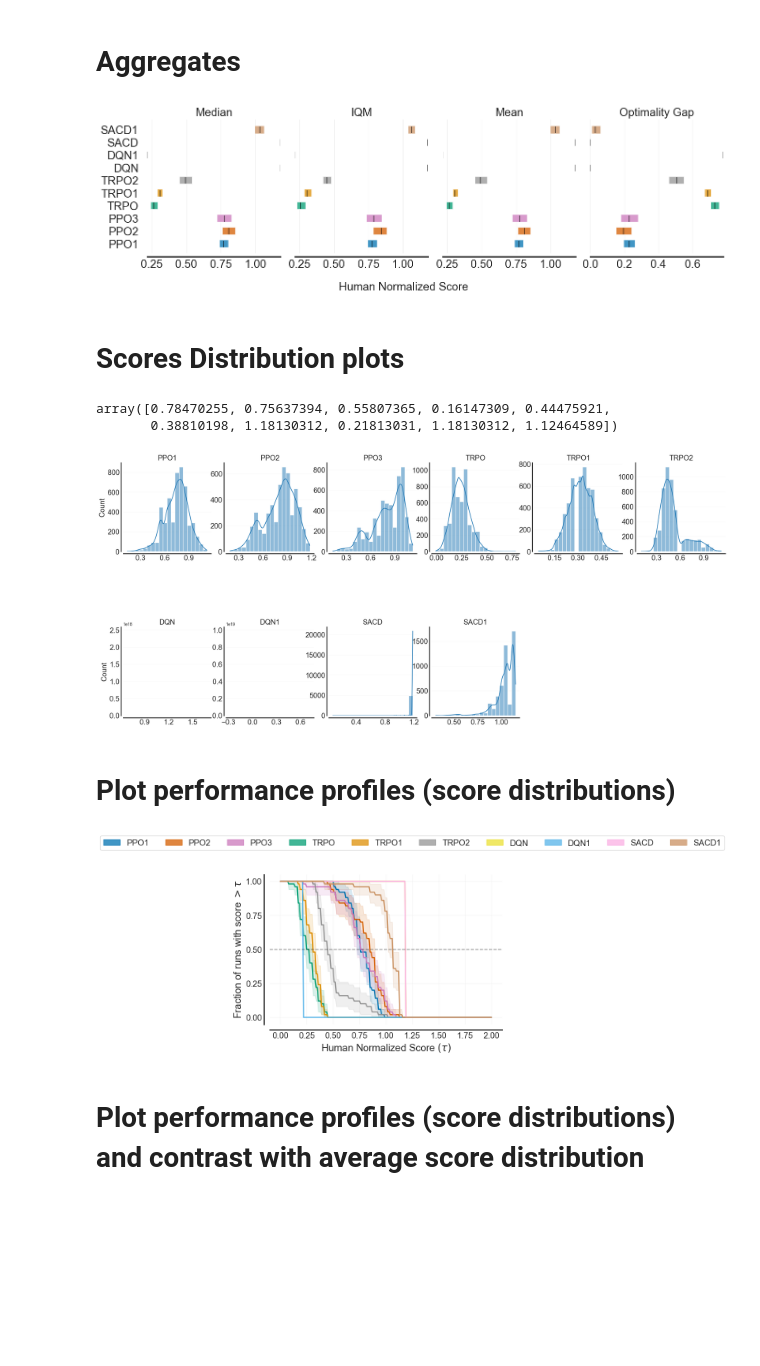
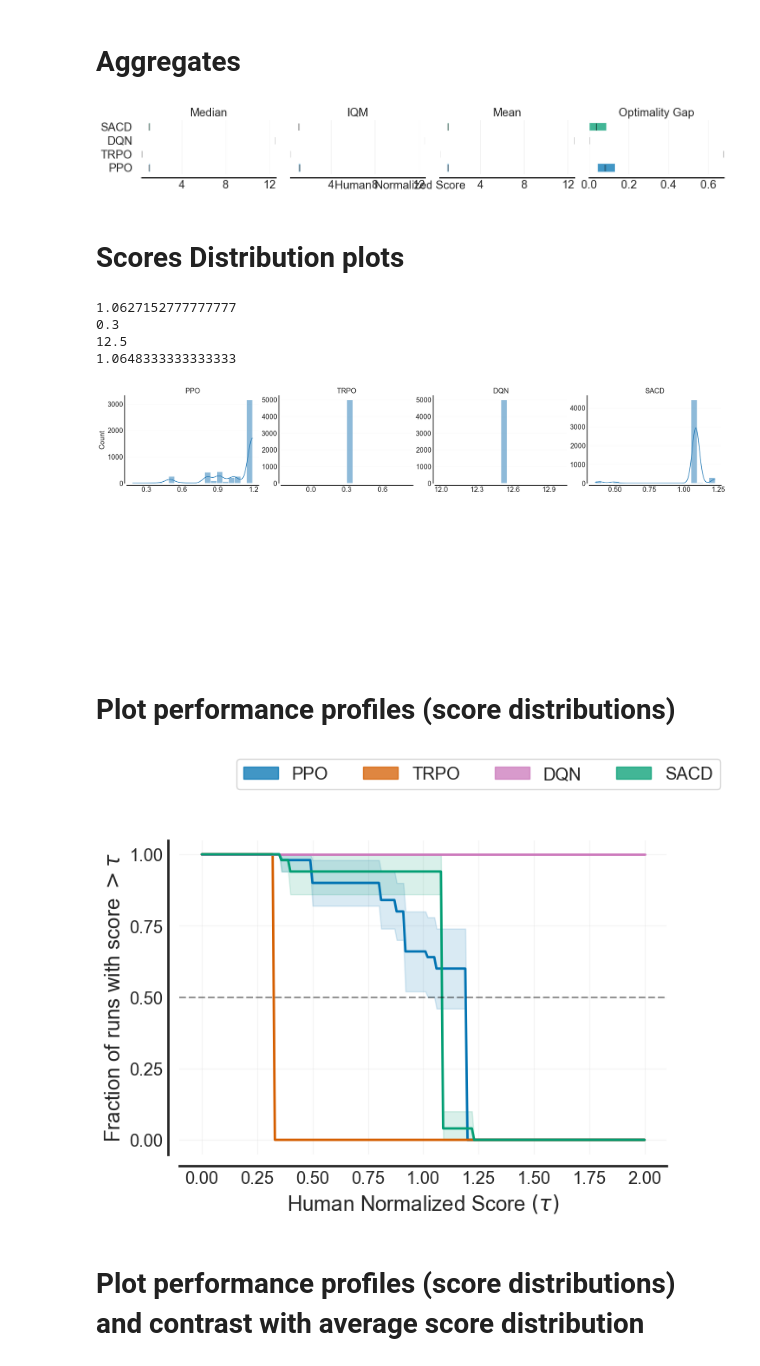
Before and after one commit to khuonglm/spinningup, a Jupyter notebook: spinup/utils/analysis.ipynb, the cells around one changed output. Cells and saved outputs as stored; diff of their text form; code cells hidden in the pictures; blank space fills up the shorter version.

Commit message:
analysis + log sacd

```diff
--- a/spinup/utils/analysis.ipynb
+++ b/spinup/utils/analysis.ipynb
@@ -121,3 +103,13 @@ evaluation_key = 'EpRet'
+# %%
+algos = ['PPO', 'TRPO', 'DQN', 'SACD']
+data_files = [
+    '/Users/khuongle/Documents/4th-semester/cs492/spinningup_stable/spinningup/data/ppo_Breakout-ramDeterministic-v4/ppo_Breakout-ramDeterministic-v4_s928/model2021.txt',
+    '/Users/khuongle/Documents/4th-semester/cs492/spinningup_stable/spinningup/data/trpo_Breakout-ramDeterministic-v4/trpo_Breakout-ramDeterministic-v4_s746/model2499.txt',
+    '/Users/khuongle/Documents/4th-semester/cs492/spinningup_stable/spinningup/data/dqn_Breakout-ramDeterministic-v4/dqn_Breakout-ramDeterministic-v4_s384/model2158.txt',
+    '/Users/khuongle/Documents/4th-semester/cs492/spinningup_stable/spinningup/data/sacd_Breakout-ramDeterministic-v4/sacd_Breakout-ramDeterministic-v4_s923/model248.txt'
+]
+env = 'Breakout-ramDeterministic-v4'
+evaluation_key = 'EpRet'
 # %%
 datasets = load_data(algos, data_files, env, evaluation_key, True)
 # %%
@@ -153,7 +145,7 @@ def analyze_aggregates(algos, datasets, save_file):
 # %%
 analyze_aggregates(algos, datasets, env + '_' + evaluation_key)
 # %% [output]
-[figure, old version]
+[figure, new version]
 # %%
 def decorate_axis(ax, wrect=10, hrect=10, labelsize='large'):
   # Hide the right and top spines
@@ -198,17 +190,16 @@ def plot_score_hist(score_matrix, bins=20, figsize=(28, 14),
 # %%
 reshape_datasets = np.asarray([v.squeeze() for k, v in datasets.items()])
 reshape_datasets = np.moveaxis(reshape_datasets, -1, 0)
-# %%
-reshape_datasets[4999]
-# %% [output]
-array([0.78470255, 0.75637394, 0.55807365, 0.16147309, 0.44475921,
-       0.38810198, 1.18130312, 0.21813031, 1.18130312, 1.12464589])
 # %%
-fig = plot_score_hist(reshape_datasets, bins=20, N=6, figsize=(26, 11), names=algos)
+fig = plot_score_hist(reshape_datasets, bins=20, N=4, figsize=(26, 11), names=algos)
 fig.subplots_adjust(hspace=0.85, wspace=0.17)
 plt.show()
 # %% [output]
+1.0627152777777777
+0.3
+12.5
+1.0648333333333333
-[figure, old version]
+[figure, new version]
 # %% [markdown]
 # Plot performance profiles (score distributions)
 # %%
@@ -244,7 +235,7 @@ legend = fig.legend(fake_patches, algos, loc='upper center',
                     fontsize='x-large',
                     bbox_to_anchor=(0.6, 1.1))
 # %% [output]
-[figure, old version]
+[figure, new version]
 # %% [markdown]
 # Plot performance profiles (score distributions) and contrast with average score distribution
 # %%
```
Also changed, not shown: parts of 13 cells of this notebook, 2 other files.
